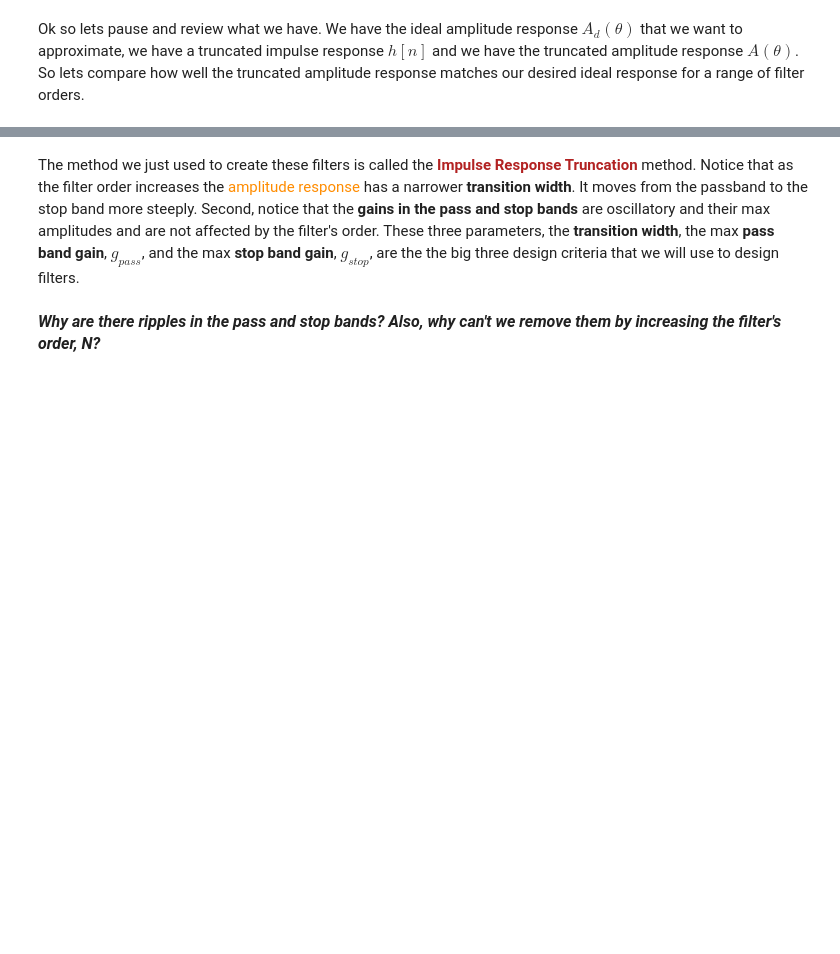
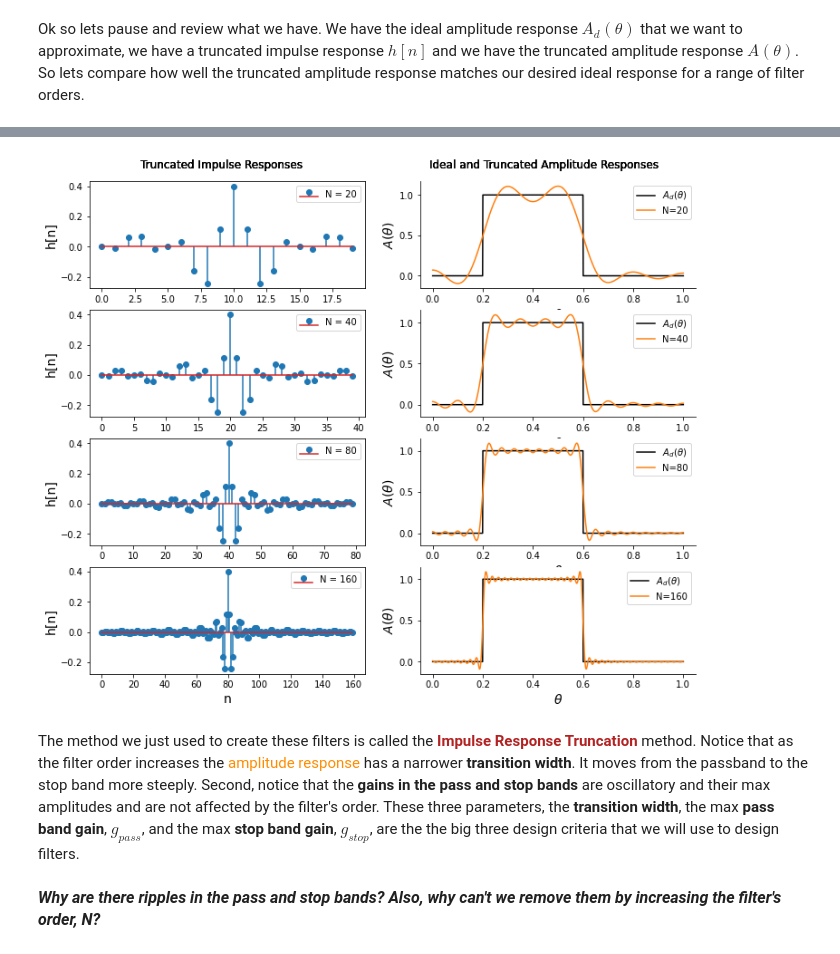
Before and after one commit to mscaudill/openseize, a Jupyter notebook: demos/filtering.ipynb, the cells around one changed output, grey strips where cells are left out. Cells and saved outputs as stored; diff of their text form; code cells hidden in the pictures; blank space fills up the shorter version.

Commit message:
Completed filter design sections of tutorial. Slight change to the Viewer so that we can plot to mpl axes in the demo.

```diff
--- a/demos/filtering.ipynb
+++ b/demos/filtering.ipynb
@@ -284,7 +284,7 @@ low, high = 0.2 * np.pi, 0.6 * np.pi
 orders = [20, 40, 80, 160]
 npts = 1000
 
-fig, axarr = plt.subplots(len(orders), 2, figsize=(9.5,9))
+fig, axarr = plt.subplots(len(orders), 2, figsize=(12,10))
 for N, row in zip(orders, axarr):
 
     # compute truncated impulse responses
@@ -301,7 +301,7 @@ for N, row in zip(orders, axarr):
     plot_ideal_response(thetas, A_d, row[1], color='k', label=r'$A_d(\theta)$')
     plot_amplitude_response(thetas, A, row[1], color='tab:orange', label='N={}'.format(N))
 
-    plt.figtext(.16, .9, 'Truncated Impulse Responses', fontsize=12)
-    plt.figtext(.52, .9, 'Ideal and Truncated Amplitude Responses', fontsize=12)
+    plt.figtext(.19, .9, 'Truncated Impulse Responses', fontsize=12)
+    plt.figtext(.56, .9, 'Ideal and Truncated Amplitude Responses', fontsize=12)
 plt.show()
 # %% [output]
@@ -310,3 +308,4 @@ plt.show()
+[figure, added]
 # %% [markdown]
 The method we just used to create these filters is called the <b><font color='firebrick'>Impulse Response Truncation</b></font> method. Notice that as the filter order increases the <font color='darkorange'>amplitude response</font> has a narrower <b>transition width</b>. It moves from the passband to the stop band more steeply. Second, notice that the <b>gains in the pass and stop bands</b> are oscillatory and their max amplitudes and are not affected by the filter's order. These three parameters, the <b>transition width</b>, the max <b>pass band gain</b>, $g_{pass}$, and the max <b>stop band gain</b>, $g_{stop}$, are the the big three design criteria that we will use to design filters.
 <br>
```
Also changed, not shown: parts of 54 cells of this notebook, 1 other file.
